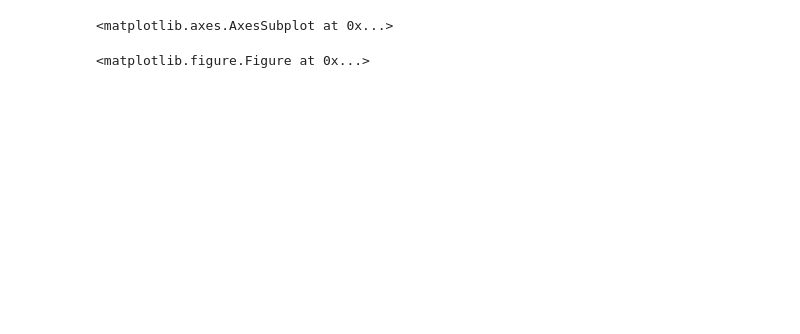
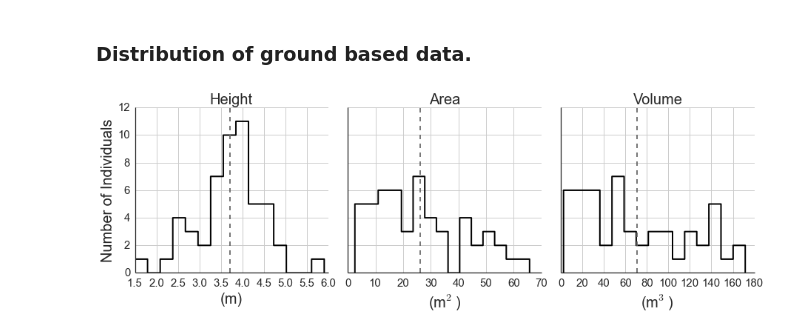
Before and after one commit to djkrofch/edulis, a Jupyter notebook: iPython_Notebooks/JSAV_Allometry.ipynb, the cells around one changed output. Saved outputs shown, nothing was run; the diff lists cells and outputs as text; code cells hidden in the pictures; blank space fills up the shorter version.

```diff
--- a/iPython_Notebooks/JSAV_Allometry.ipynb
+++ b/iPython_Notebooks/JSAV_Allometry.ipynb
@@ -1,14 +35,15 @@
 # %%
+# Load required packages and standardize plot output a bit
 import matplotlib.pyplot as plt
 import pandas as pd
 from matplotlib import rcParams
+import seaborn as sns
 
-#import seaborn as sns
-
-rcParams['axes.labelsize'] = 9
-rcParams['xtick.labelsize'] = 9
-rcParams['ytick.labelsize'] = 9
-rcParams['legend.fontsize'] = 9
+rcParams['axes.labelsize'] = 20
+rcParams['axes.titlesize'] = 20
+rcParams['xtick.labelsize'] = 15
+rcParams['ytick.labelsize'] = 15
+rcParams['legend.fontsize'] = 20
 rcParams['font.family'] = 'serif'
 rcParams['font.serif'] = ['Computer Modern Roman']
-#rcParams['text.usetex'] = True
+rcParams['text.usetex'] = False
@@ -25,9 +49,0 @@ segmentValidations = pd.read_csv(dataDir + segmentValidationsN)
-# %%
-fig, (ax1, ax2, ax3) = plt.subplots(1,3, sharey = True, figsize = (12,4))
-subplots_adjust(wspace = 0)
-axs = fig.axes
-
-groundData.plot(ax = ax1)
-# %% [output]
-<matplotlib.axes.AxesSubplot at 0x...>
-<matplotlib.figure.Figure at 0x...>
@@ -33,0 +73,34 @@ groundData.plot(ax = ax1)
+# %% [markdown]
+<h3>
+Distribution of ground based data.
+</h3>
+# %%
+#Quick distribution of ground data
+
+toPlot = ['HEIGHT','AREA','VOLUME']
+toName = ['Height','Area','Volume']
+varUnits = ['(m)', '(m$^2$)', '(m$^3$)']
+
+
+fig, (ax1, ax2, ax3) = plt.subplots(1,3, sharey = True, figsize = (15,4))
+subplots_adjust(wspace = .1)
+axs = fig.axes
+idx = 0
+sns.despine()
+sns.set_style("white")
+
+for var in toPlot:
+    ax = axs[idx]
+    groundData[var].plot(ax = ax, kind = 'hist', bins = 15, histtype='step', color = 'k', linewidth = 2)
+    ax.set_title (toName[idx])
+    ax.set_xlabel(varUnits[idx])
+    ax.set_ylabel('')
+    ax.set_ylim([0,12])
+    ax.vlines(x = mean(groundData[var].dropna()), ymin = 0, ymax = 12,
+              color = '#666666', linestyle = '--')
+
+    if idx == 0:
+        ax.set_ylabel('Number of Individuals')
+    idx = idx + 1
+# %% [output]
+[figure, added]
```
Also changed, not shown: parts of 10 cells of this notebook, 14 other files.
